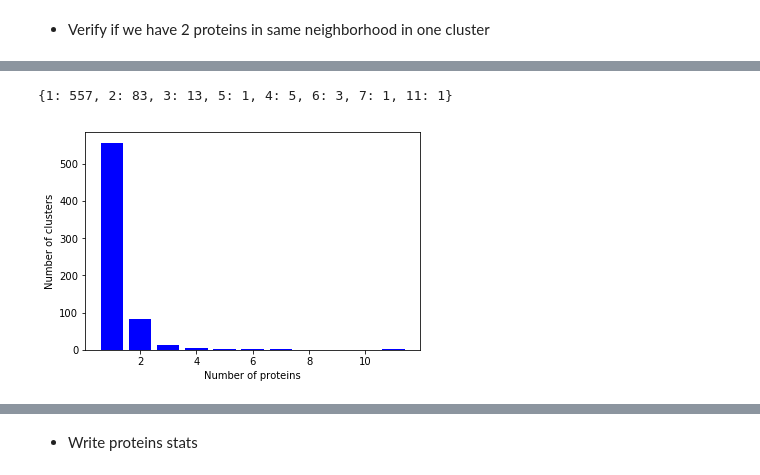
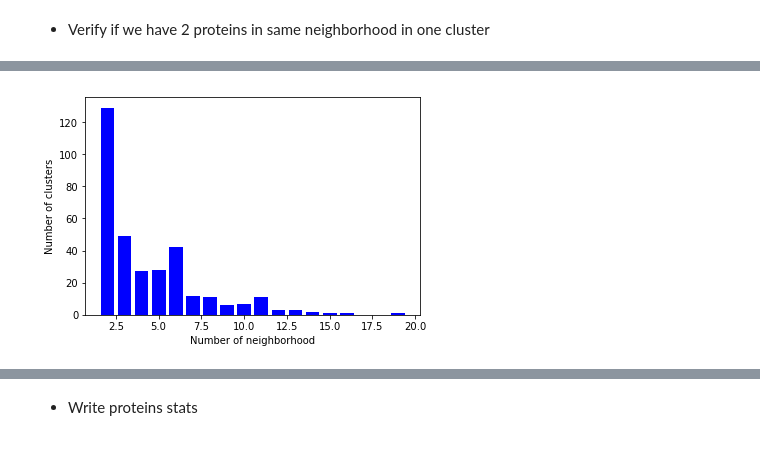
Before and after one commit to MMSB-MOBI/NOX_analysis, a Jupyter notebook: notebook/Neighborhood_analysis.ipynb, the cells around one changed output, grey strips where cells are left out. Saved outputs shown, nothing was run; the diff lists cells and outputs as text; code cells hidden in the pictures.

```diff
--- a/notebook/Neighborhood_analysis.ipynb
+++ b/notebook/Neighborhood_analysis.ipynb
@@ -82,2 +35,0 @@ data structure saved to /Volumes/arwen/mobi/group/NOX_CH/pickle_saved/NOX_annota
-# %%
-data=load("NOX_annotation_withGenomeRef_20190503-145326.pickle")
@@ -134,3 +85,3 @@ data structure saved to /Volumes/arwen/mobi/group/NOX_CH/pickle_saved/NOX_annota
 # %%
-data=load("NOX_annotation_withNeighborhood_20190503-150851.pickle")
+data=load("NOX_annotation_withNeighborhood_20190509-141816.pickle")
 # %% [output]
@@ -195,13 +154,2 @@ print(str(len(dic_cluster))+" clusters have been created.")
 # %% [markdown]
 * Verify if we have 2 proteins in same neighborhood in one cluster
-# %%
-c_nosingle=0
-for c in dic_cluster :
-    if len(dic_cluster[c]['seq'])>1:
-        c_nosingle+=1
-        set_link_protein=set()
-        for seq in dic_cluster[c]['seq']:
-            set_link_protein.add(seq.split("+")[1])
-        if len(dic_cluster[c]['seq'])!=len(set_link_protein):
-            print("Cluster "+c+" contains proteins in same neighborhood. HANDLE IT !!!!")
-print(str(c_nosingle)+" cluster contains more than 1 protein.")
@@ -220,21 +257,17 @@ plt.savefig("/Users/chilpert/Work/NOX_visu/clusters_size.pdf", bbox_inches='tigh
 # %%
-dic_nb_cluster={}
-for c in dic_cluster:
-    nb_proteins=len(dic_cluster[c]['seq'])
-    if nb_proteins not in dic_nb_cluster:
-        dic_nb_cluster[nb_proteins]=0
-    dic_nb_cluster[nb_proteins]+=1
+dic_nb_neighborhood={}
+for c in several_neighborhood:
+    nb_neighborhood=len(dic_cluster[c].keys())
+    if nb_neighborhood not in dic_nb_neighborhood:
+        dic_nb_neighborhood[nb_neighborhood]=0
+    dic_nb_neighborhood[nb_neighborhood]+=1
-# %%
-print(dic_nb_cluster)
-# %% [output]
-{1: 557, 2: 83, 3: 13, 5: 1, 4: 5, 6: 3, 7: 1, 11: 1}
 # %%
 import matplotlib.pyplot as plt
-x=list(dic_nb_cluster.keys())
-y=list(dic_nb_cluster.values())
+x=dic_nb_neighborhood.keys()
+y=dic_nb_neighborhood.values()
 plt.bar(x,y,color="blue")
 plt.ylabel("Number of clusters")
-plt.xlabel("Number of proteins")
+plt.xlabel("Number of neighborhood")
 plt.savefig("/Users/chilpert/Work/NOX_visu/neighborhood_distrib_cluster.pdf",format="pdf")
 # %% [output]
-[figure, old version]
+[figure, new version]
```
Also changed, not shown: parts of 84 cells of this notebook, 2 other files.
